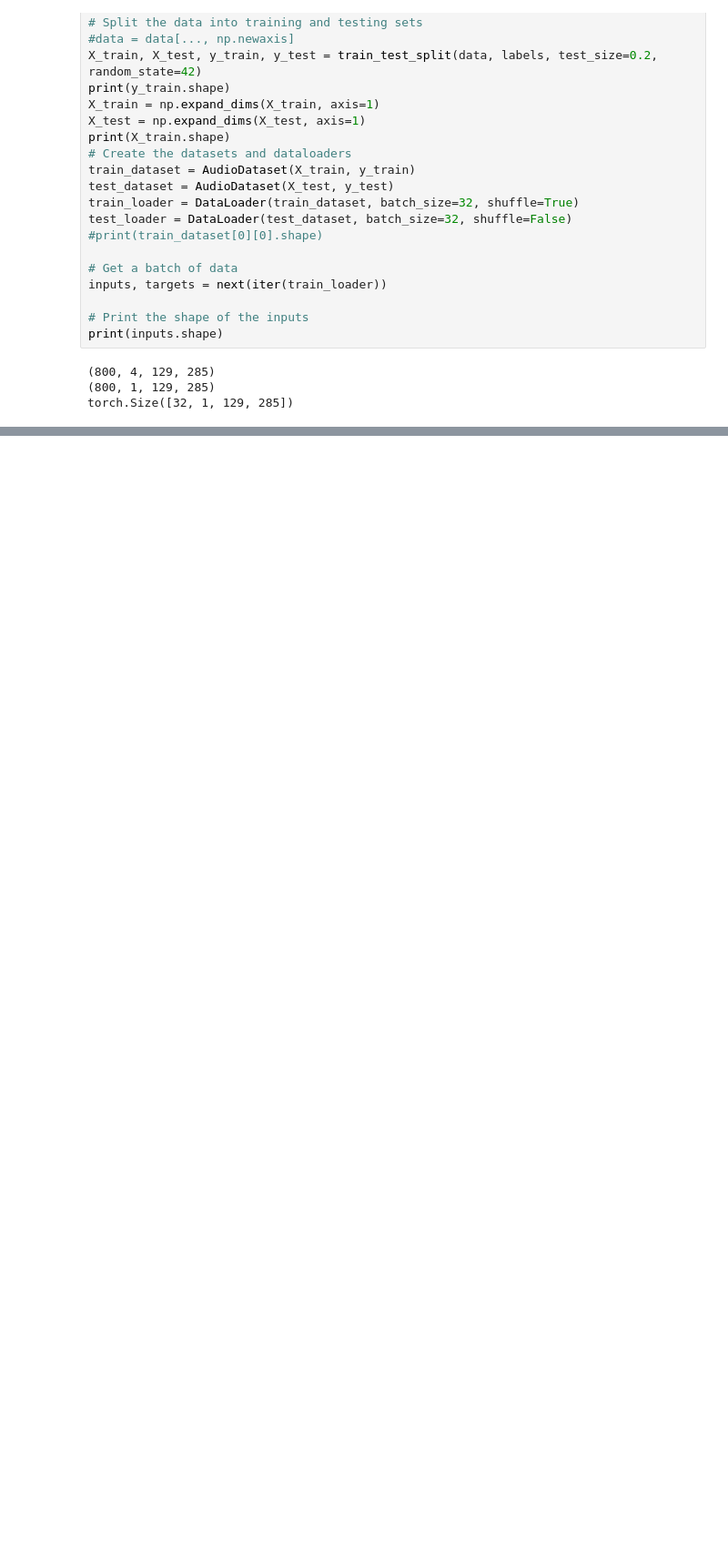
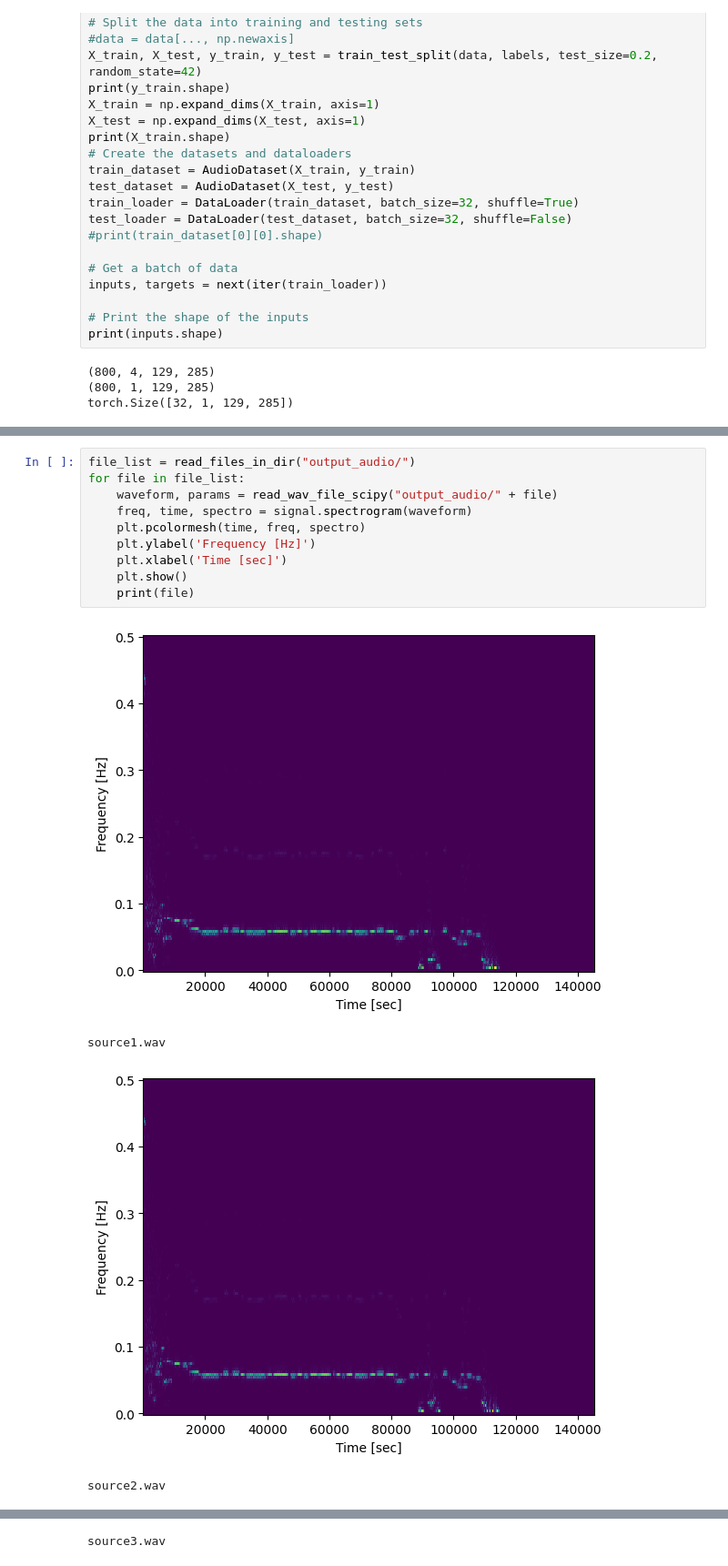
Before and after one commit to JanMcKenzie/AudioNNRep, a Jupyter notebook: final_project_simon_unet_clean.ipynb, the cells around one changed output, grey strips where cells are left out. Shown at 91% size. Cells and saved outputs as stored; diff of their text form; blank space fills up the shorter version.

```diff
--- a/final_project_simon_unet_clean.ipynb
+++ b/final_project_simon_unet_clean.ipynb
@@ -498,3 +481,18 @@ for i, source in enumerate(output_tensor):
     audio = librosa.feature.inverse.mel_to_audio(source)
     # Save the audio in the specified folder
     sf.write(os.path.join(output_folder, f'source{i + 1}.wav'), audio, input_sr)
+# %%
+file_list = read_files_in_dir("output_audio/")
+for file in file_list:
+    waveform, params = read_wav_file_scipy("output_audio/" + file)
+    freq, time, spectro = signal.spectrogram(waveform)
+    plt.pcolormesh(time, freq, spectro)
+    plt.ylabel('Frequency [Hz]')
+    plt.xlabel('Time [sec]')
+    plt.show()
+    print(file)
+# %% [output]
+[figure, added]
+source1.wav
+[figure, added]
+source2.wav
@@ -500,0 +500 @@ for i, source in enumerate(output_tensor):
+source3.wav
```
Also changed, not shown: parts of 10 cells of this notebook.
